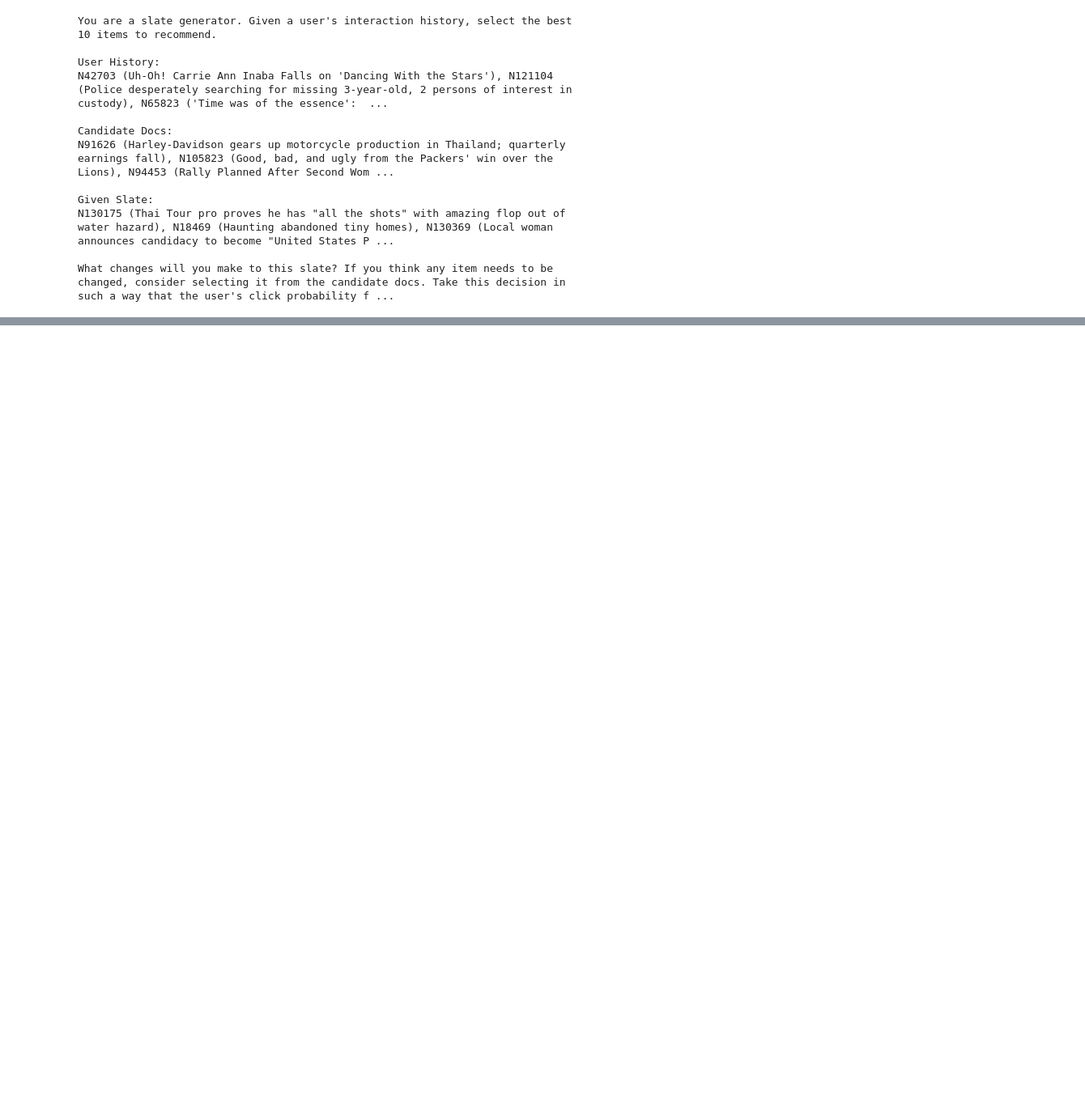
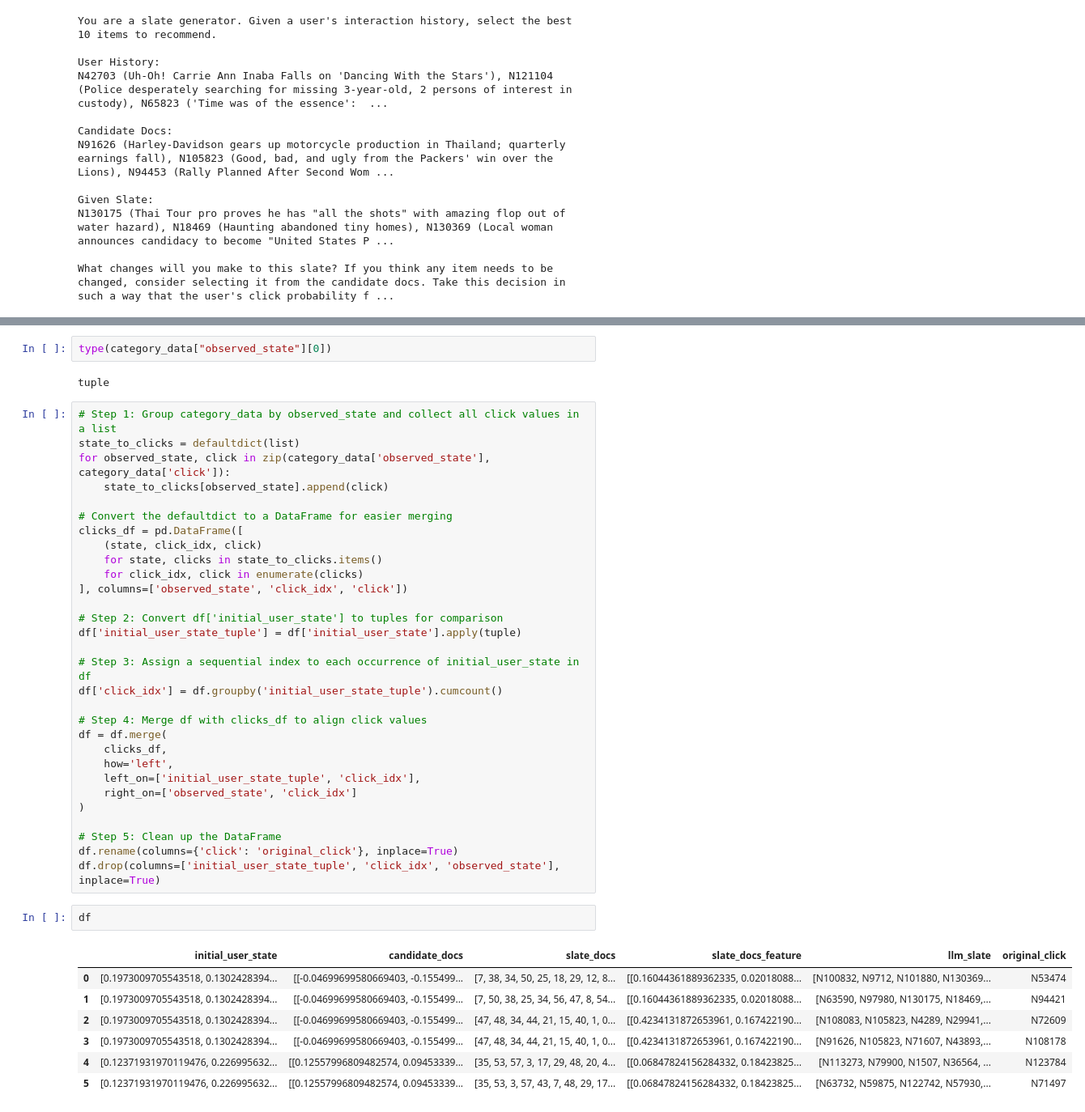
Before and after one commit to Asr419/reasoning_over_slaterecs, a Jupyter notebook: src/reasoning_over_slaterecs/mind_dataset/load_slates_rl_data.ipynb, the cells around one changed output, grey strips where cells are left out. Shown at 81% size. Drawn from its saved outputs; the diff is of its cells as text; blank space fills up the shorter version.

Commit message:
evaluating slate pipeline

```diff
--- a/src/reasoning_over_slaterecs/mind_dataset/load_slates_rl_data.ipynb
+++ b/src/reasoning_over_slaterecs/mind_dataset/load_slates_rl_data.ipynb
@@ -295,0 +493,44 @@ What changes will you make to this slate? If you think any item needs to be chan
+# %%
+type(category_data["observed_state"][0])
+# %% [output]
+tuple
+# %%
+# Step 1: Group category_data by observed_state and collect all click values in a list
+state_to_clicks = defaultdict(list)
+for observed_state, click in zip(category_data['observed_state'], category_data['click']):
+    state_to_clicks[observed_state].append(click)
+
+# Convert the defaultdict to a DataFrame for easier merging
+clicks_df = pd.DataFrame([
+    (state, click_idx, click)
+    for state, clicks in state_to_clicks.items()
+    for click_idx, click in enumerate(clicks)
+], columns=['observed_state', 'click_idx', 'click'])
+
+# Step 2: Convert df['initial_user_state'] to tuples for comparison
+df['initial_user_state_tuple'] = df['initial_user_state'].apply(tuple)
+
+# Step 3: Assign a sequential index to each occurrence of initial_user_state in df
+df['click_idx'] = df.groupby('initial_user_state_tuple').cumcount()
+
+# Step 4: Merge df with clicks_df to align click values
+df = df.merge(
+    clicks_df,
+    how='left',
+    left_on=['initial_user_state_tuple', 'click_idx'],
+    right_on=['observed_state', 'click_idx']
+)
+
+# Step 5: Clean up the DataFrame
+df.rename(columns={'click': 'original_click'}, inplace=True)
+df.drop(columns=['initial_user_state_tuple', 'click_idx', 'observed_state'], inplace=True)
+# %%
+df
+# %% [output]
+|  | initial_user_state | candidate_docs | slate_docs | slate_docs_feature | llm_slate | original_click |
+| 0 | [0.1973009705543518, 0.1302428394... | [[-0.04699699580669403, -0.155499... | [7, 38, 34, 50, 25, 18, 29, 12, 8... | [[0.16044361889362335, 0.02018088... | [N100832, N9712, N101880, N130369... | N53474 |
+| 1 | [0.1973009705543518, 0.1302428394... | [[-0.04699699580669403, -0.155499... | [7, 50, 38, 25, 34, 56, 47, 8, 54... | [[0.16044361889362335, 0.02018088... | [N63590, N97980, N130175, N18469,... | N94421 |
+| 2 | [0.1973009705543518, 0.1302428394... | [[-0.04699699580669403, -0.155499... | [47, 48, 34, 44, 21, 15, 40, 1, 0... | [[0.4234131872653961, 0.167422190... | [N108083, N105823, N4289, N29941,... | N72609 |
+| 3 | [0.1973009705543518, 0.1302428394... | [[-0.04699699580669403, -0.155499... | [47, 48, 34, 44, 21, 15, 40, 1, 0... | [[0.4234131872653961, 0.167422190... | [N91626, N105823, N71607, N43893,... | N108178 |
+| 4 | [0.12371931970119476, 0.226995632... | [[0.12557996809482574, 0.09453339... | [35, 53, 57, 3, 17, 29, 48, 20, 4... | [[0.06847824156284332, 0.18423825... | [N113273, N79900, N1507, N36564, ... | N123784 |
+| 5 | [0.12371931970119476, 0.226995632... | [[0.12557996809482574, 0.09453339... | [35, 53, 3, 57, 43, 7, 48, 29, 17... | [[0.06847824156284332, 0.18423825... | [N63732, N59875, N122742, N57930,... | N71497 |
```
Also changed, not shown: parts of 11 cells of this notebook.
